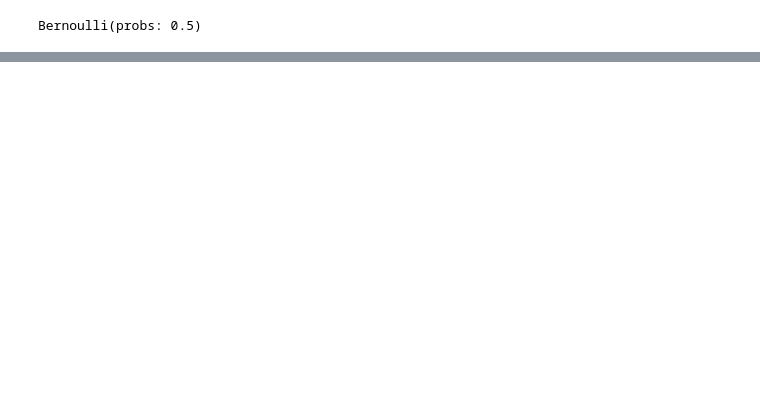
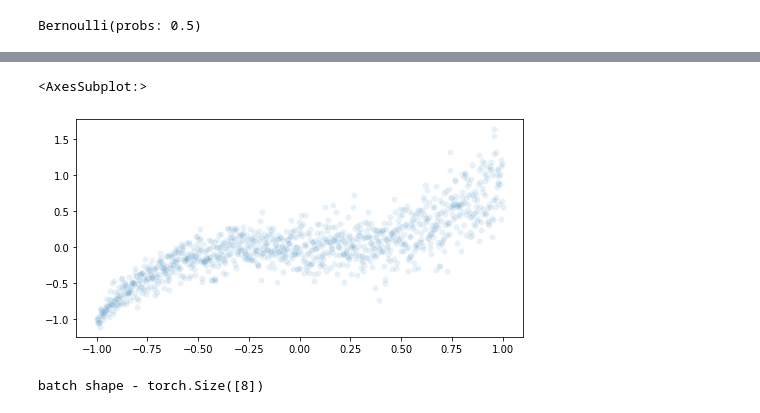
Before and after one commit to achinta/machine-learning, a Jupyter notebook: notebooks/probabilistic-deep-learning/torch_w2_coding_tutorial.ipynb, the cells around one changed output, grey strips where cells are left out. Cells and saved outputs as stored; diff of their text form; code cells hidden in the pictures; blank space fills up the shorter version.

```diff
--- a/notebooks/probabilistic-deep-learning/torch_w2_coding_tutorial.ipynb
+++ b/notebooks/probabilistic-deep-learning/torch_w2_coding_tutorial.ipynb
@@ -138,0 +330,16 @@ ax.axhline(1.0, ls=':')
+# %%
+# Create and plot 10,000 data points
+x_train = torch.linspace(-1, 1, 1000)
+y_train = torch.pow(x_train, 3) + 0.1*(2 + x_train)*torch.randn(1000)
+
+fig, ax = plt.subplots(figsize=(8,4))
+sns.scatterplot(x=x_train.numpy(), y=y_train.numpy(), alpha=0.1)
+# %% [output]
+<AxesSubplot:>
+[figure, added]
+# %%
+norm = dist.Normal(loc=torch.randn(8), scale=torch.randn(8))
+print(f'batch shape - {norm.batch_shape}')
+dist.Independent()
+# %% [output]
+batch shape - torch.Size([8])
```
Also changed, not shown: parts of 17 cells of this notebook.
